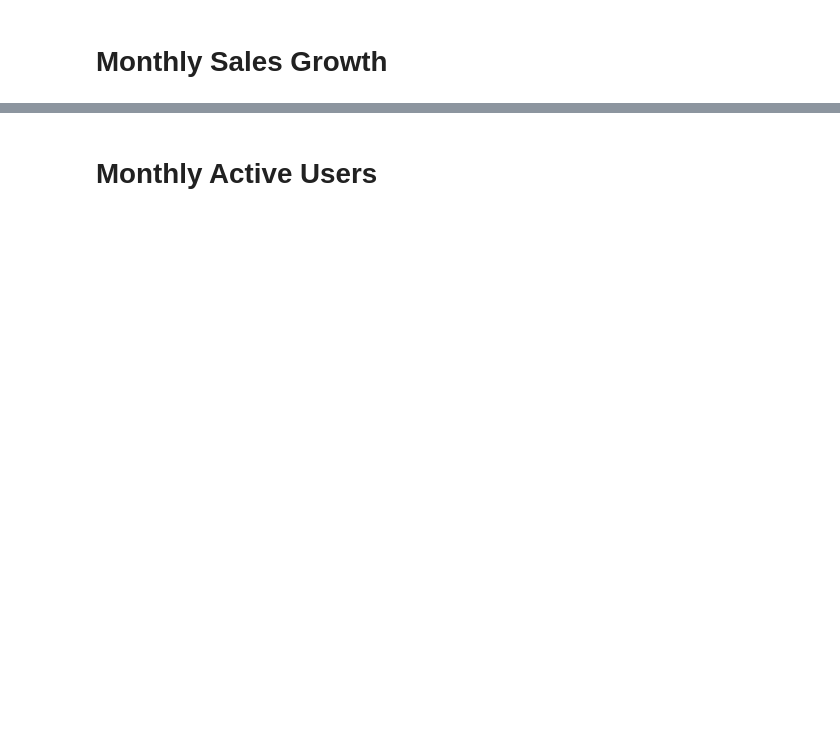
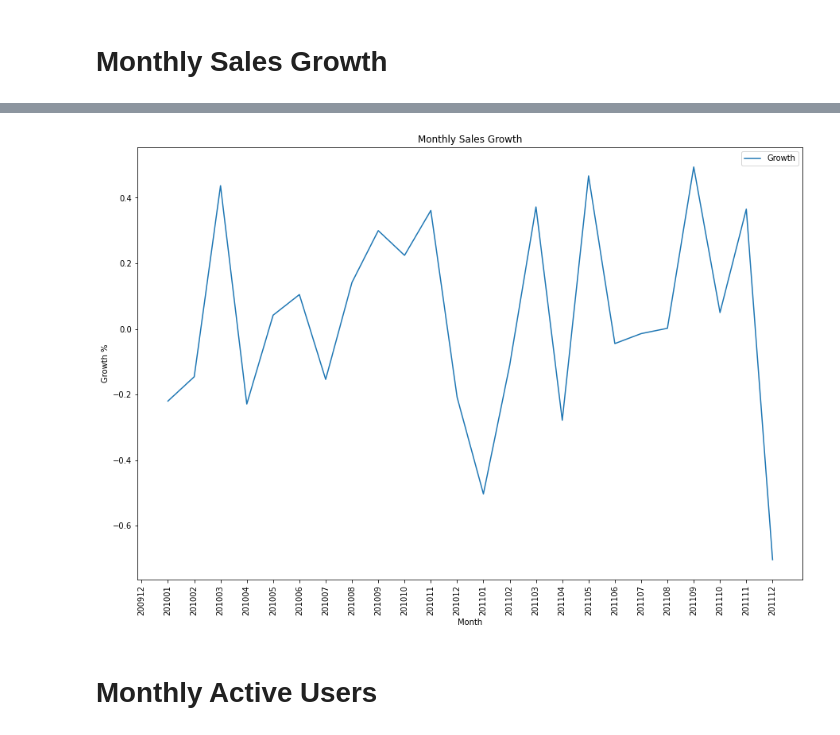
Before and after one commit to jarviscanada/jarvis_data_eng_JasmeetBrar, a Jupyter notebook: python_data_analytics/retail_data_analytics_wrangling.ipynb, the cells around one changed output, grey strips where cells are left out. Cells and saved outputs as stored; diff of their text form; code cells hidden in the pictures; blank space fills up the shorter version.

```diff
--- a/python_data_analytics/retail_data_analytics_wrangling.ipynb
+++ b/python_data_analytics/retail_data_analytics_wrangling.ipynb
@@ -171,6 +249,13 @@ df.plot(x="yyyymm", y=["Placement", "Cancellation"], kind="bar", figsize=(15,10)
 ![](https://i.imgur.com/J3btp8j.jpg)
 
 ---
+# %%
+monthly_sales_df["Growth"] = monthly_sales_df["Amount"].pct_change()
+df = monthly_sales_df.plot.line(y="Growth", figsize=(15,10), xlabel="Month", ylabel="Growth %", title="Monthly Sales Growth")
+plt.xticks(range(len(monthly_sales_df["yyyymm"])), monthly_sales_df["yyyymm"].values, rotation=90)
+plt.show()
+# %% [output]
+[figure, added]
 # %% [markdown]
 # Monthly Active Users
 # %% [markdown]
```
Also changed, not shown: parts of 13 cells of this notebook.
